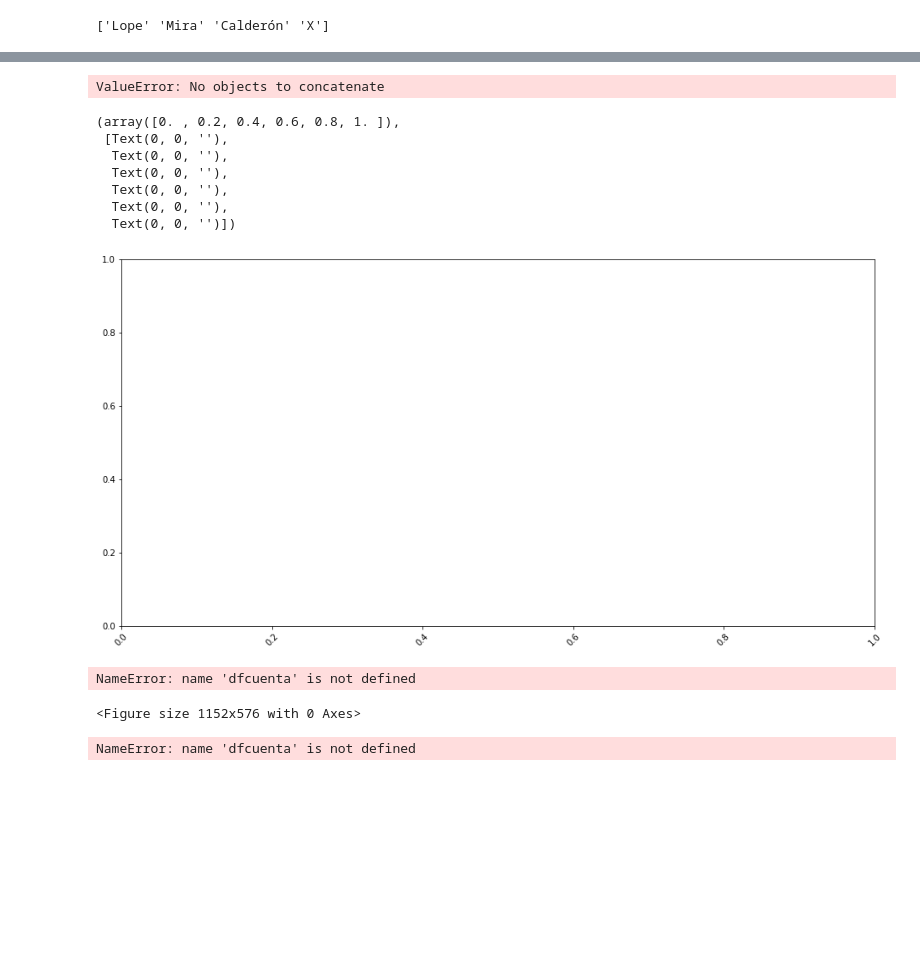
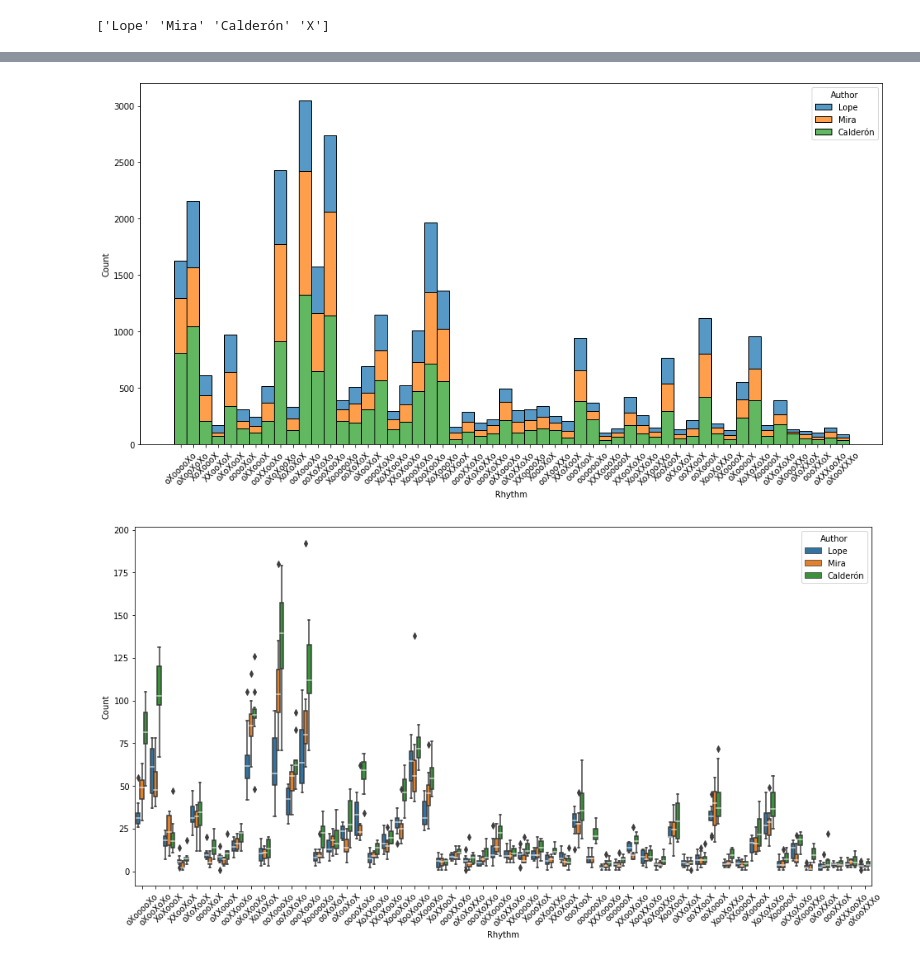
Before and after one commit to DrKroll/Computational-stylometry, a Jupyter notebook: metre/notebook.ipynb, the cells around one changed output, grey strips where cells are left out. Saved outputs shown, nothing was run; the diff lists cells and outputs as text; code cells hidden in the pictures; blank space fills up the shorter version.

Commit message:
Notebook ready, dataframe ready

```diff
--- a/metre/notebook.ipynb
+++ b/metre/notebook.ipynb
@@ -178,7 +226,7 @@ def recorta(data, minimo):
                 data = data.drop(columns=valor)
     return data.convert_dtypes()
 # %%
-def frecuencia_minima(data, columna, minimo):
+def min_freq(data, columna, minimo):
     return data.groupby(columna).filter(lambda x : (x[columna].count()>=minimo).any()).convert_dtypes()
 # %%
 def borra(data, columna, ritmosx):
@@ -330,6 +378,7 @@ def creaformula(columna, data):
 # Load input file
 entrada = 'data.csv'
 df = pd.read_csv(entrada)
+df['Rhythm'] = df['Rhythm'].str.replace('+','X').str.replace('-','o')
 df.head()
 # %% [output]
 |  | Author | Title | Genre | Subgenre | Act | Speech | Verse | Character | Type | Gender | Text | ... |
@@ -364,14 +427,3 @@ disputed = 'X'
 # %%
 # Recorto solo lo que me interesa. Autores A, B, C y X.
 df = df.loc[df['Syllables'] == 8]
-# %%
-# Tomo tres muestras de cada uno
-df = corrigetabla(df)
-candidatosdf = samples(df, candidates, 5)
-
-# df con el dudoso
-dudosodf = df.loc[df['Autor'] == disputed]
-
-# Junto los dataframes
-
-df = candidatosdf.append(dudosodf, ignore_index=True)
@@ -378,46 +436,36 @@ df = candidatosdf.append(dudosodf, ignore_index=True)
 # %%
 # Elimino ritmos que aparezcan en total menos de 500 veces (He cogido un valor alto para los gráficos del ejemplo,
 # en realidad, creo que debería sera alrededor de 100)
-df = frecuencia_minima(df, 'Ritmo',  50)
+df = min_freq(df, 'Rhythm',  100)
 
-dudosodf = df.loc[df['Autor'] == dudoso]
-candidatosdf = df.loc[df['Autor'] != dudoso]
+disputeddf = df.loc[df['Author'] == disputed]
+candidatesdf = df.loc[df['Author'] != disputed]
 # %%
 # Conteo de ritmos
-dfcuenta = recuento(df, 'Ritmo')
+dfcount = recount(df, 'Rhythm')
+dfcandidatescount = recount(candidatesdf, 'Rhythm')
-# %% [output]
-ValueError: No objects to concatenate
 # %%
 # Histograma
 # Este gráfico no tiene sentido para asignación de autoría, pero sí para comparar entre autores si comparamos
 # textos del mismo tipo, o sea, comedias con comedias o autos con autos.
 #paleta = {"Calderón": "b", "Lope": "green", "Rojas":"orange"}
 plt.figure(figsize=(16,8))
-plot = sns.histplot(x='Ritmo', hue='Autor', data=candidatosdf, multiple="stack") #, palette=paleta,multiple='stack'
 plt.xticks(rotation=45)
+plot = sns.histplot(x='Rhythm', hue='Author', data=candidatesdf, multiple="stack") #, palette=paleta,multiple='stack'
 # %% [output]
-(array([0. , 0.2, 0.4, 0.6, 0.8, 1. ]),
- [Text(0, 0, ''),
-  Text(0, 0, ''),
-  Text(0, 0, ''),
-  Text(0, 0, ''),
-  Text(0, 0, ''),
-  Text(0, 0, '')])
-[figure, old version]
+[figure, new version]
 # %%
 # Varianza (cajas)
 # Este es multiusos. Podemos comparar entre autores, o ver dónde se ubica un texto dudoso, o comparar entre géneros
 # o ... Uso RelCuenta (versos/total) en lugar de cuenta porque en el ejemplo hay comedias y autos mezclados
 plt.figure(figsize=(16,8))
-plot = sns.boxplot(x='Ritmo', y='Cuenta', hue='Autor', data=dfcuenta, medianprops=dict(color="white", alpha=0.7))
 plt.xticks(rotation=45)
+plot = sns.boxplot(x='Rhythm', y='Count', hue='Author', data=dfcandidatescount, medianprops=dict(color="white", alpha=0.7))
 # %% [output]
-NameError: name 'dfcuenta' is not defined
-<Figure size 1152x576 with 0 Axes>
+[figure, added]
 # %%
 # Creo una tabla en formato largo con el ritmo
-dflargo = formatolargo(dfcuenta, 'Ritmo', 'Cuenta')
+dflong = longformat(dfcount, 'Rhythm', 'Count')
+dfcandidateslong = longformat(dfcandidatescount, 'Rhythm', 'Count')
-# %% [output]
-NameError: name 'dfcuenta' is not defined
 # %%
 # Scatterplot (puntos)
```
Also changed, not shown: parts of 31 cells of this notebook, 1 other file.
